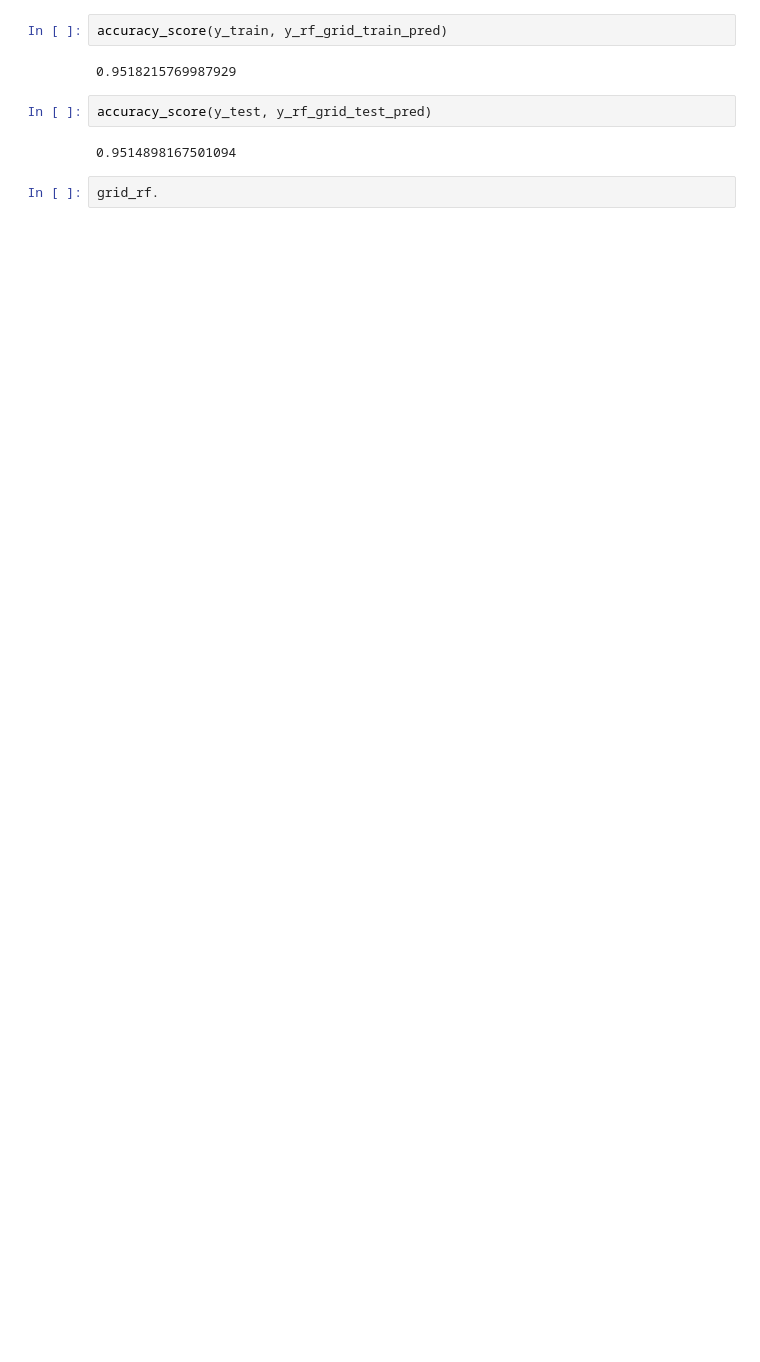
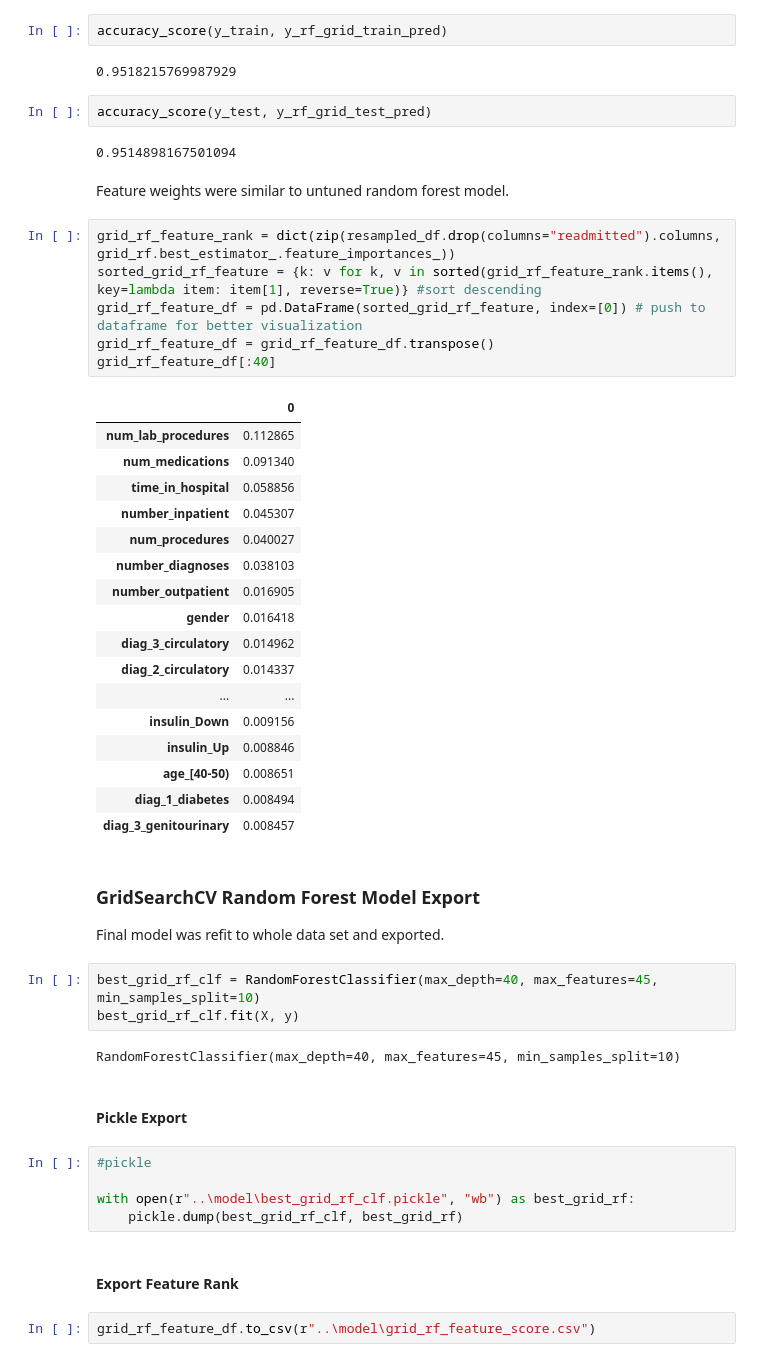
Before and after one commit to yunghanjeong/diabetic_readmission_prediction, a Jupyter notebook: notebooks/diabetes_readmission_model.ipynb, the cells around one changed output. Drawn from its saved outputs; the diff is of its cells as text; blank space fills up the shorter version.

```diff
--- a/notebooks/diabetes_readmission_model.ipynb
+++ b/notebooks/diabetes_readmission_model.ipynb
@@ -552,5 +644,49 @@ accuracy_score(y_train, y_rf_grid_train_pred)
 accuracy_score(y_test, y_rf_grid_test_pred)
 # %% [output]
 0.9514898167501094
-# %%
-grid_rf.
+# %% [markdown]
+Feature weights were similar to untuned random forest model.
+# %%
+grid_rf_feature_rank = dict(zip(resampled_df.drop(columns="readmitted").columns, grid_rf.best_estimator_.feature_importances_))
+sorted_grid_rf_feature = {k: v for k, v in sorted(grid_rf_feature_rank.items(), key=lambda item: item[1], reverse=True)} #sort descending
+grid_rf_feature_df = pd.DataFrame(sorted_grid_rf_feature, index=[0]) # push to dataframe for better visualization
+grid_rf_feature_df = grid_rf_feature_df.transpose()
+grid_rf_feature_df[:40]
+# %% [output]
+|  | 0 |
+| num_lab_procedures | 0.112865 |
+| num_medications | 0.091340 |
+| time_in_hospital | 0.058856 |
+| number_inpatient | 0.045307 |
+| num_procedures | 0.040027 |
+| number_diagnoses | 0.038103 |
+| number_outpatient | 0.016905 |
+| gender | 0.016418 |
+| diag_3_circulatory | 0.014962 |
+| diag_2_circulatory | 0.014337 |
+| ... | ... |
+| insulin_Down | 0.009156 |
+| insulin_Up | 0.008846 |
+| age_[40-50) | 0.008651 |
+| diag_1_diabetes | 0.008494 |
+| diag_3_genitourinary | 0.008457 |
+# %% [markdown]
+### GridSearchCV Random Forest Model Export
+
+Final model was refit to whole data set and exported.
+# %%
+best_grid_rf_clf = RandomForestClassifier(max_depth=40, max_features=45, min_samples_split=10)
+best_grid_rf_clf.fit(X, y)
+# %% [output]
+RandomForestClassifier(max_depth=40, max_features=45, min_samples_split=10)
+# %% [markdown]
+#### Pickle Export
+# %%
+#pickle
+
+with open(r"..\model\best_grid_rf_clf.pickle", "wb") as best_grid_rf:
+    pickle.dump(best_grid_rf_clf, best_grid_rf)
+# %% [markdown]
+#### Export Feature Rank
+# %%
+grid_rf_feature_df.to_csv(r"..\model\grid_rf_feature_score.csv")
```
Also changed, not shown: parts of 45 cells of this notebook, 8 other files.
